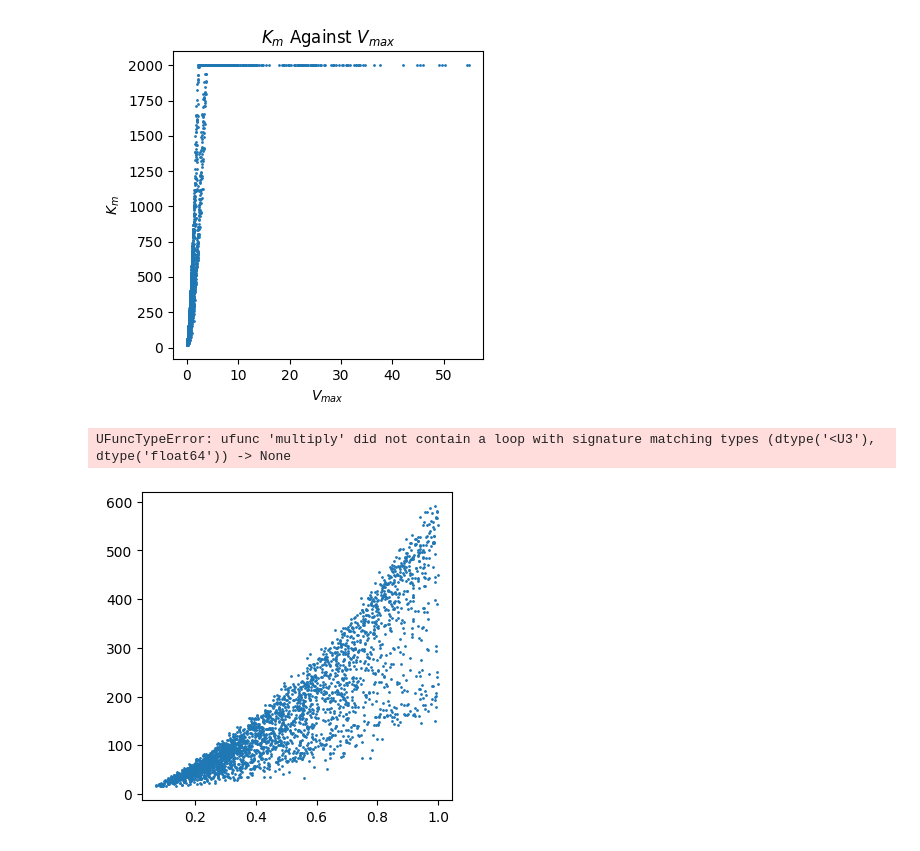
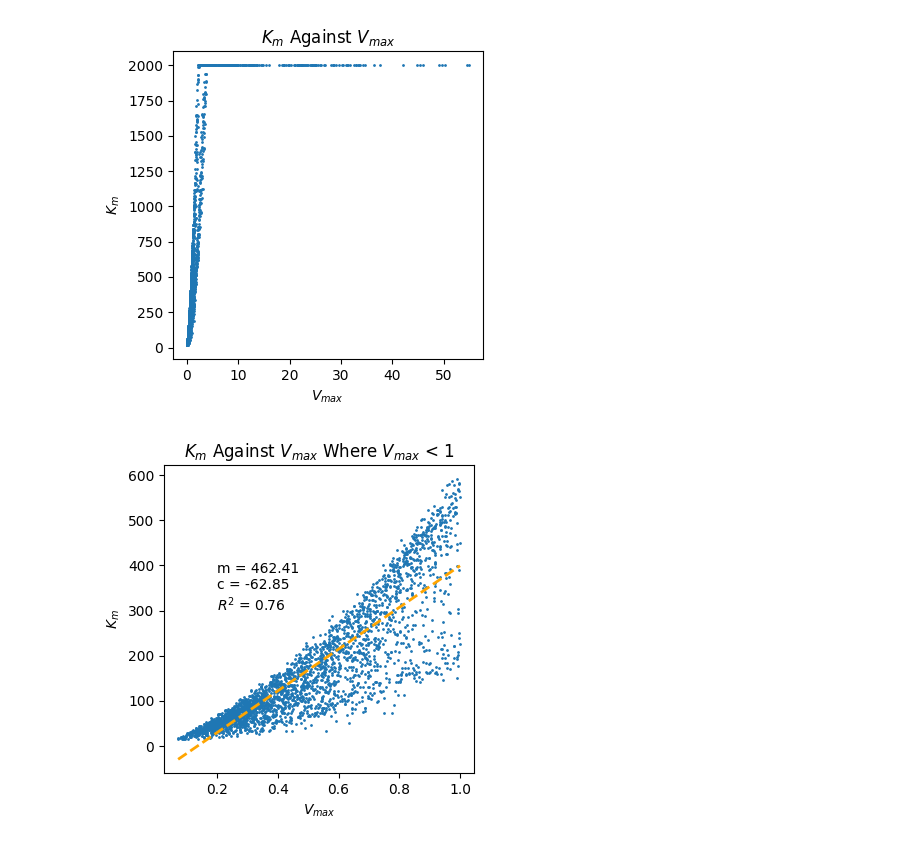
Before and after one commit to TrellixVulnTeam/screening-fist_OO2T, a Jupyter notebook: nb/screening-data.ipynb, the cells around one changed output. Cells and saved outputs as stored; diff of their text form; code cells hidden in the pictures.

```diff
--- a/nb/screening-data.ipynb
+++ b/nb/screening-data.ipynb
@@ -309,33 +309,32 @@ from sklearn.metrics import r2_score
 fn = lambda x, m, c : (m*x) + c
 
 
 x = kd_data.loc[kd_data['vmax']<1,:]
 (m,c), pos = curve_fit(fn, x['vmax'], x['km'])
 r2 = r2_score(x['km'], fn(x['vmax'], m, c))
 
 plt.figure(figsize=(4,4))
 plt.scatter(x['vmax'],
             x['km'],
             s=1,
            )
 x_ = np.linspace(min(x['vmax']),
                  max(x['vmax']),
                  32)
 plt.plot(x_,
-         fn(x_, k,c),
+        fn(x_,m,c),
         c='orange',
         lw=2,
         linestyle='--',
         )
 plt.text(x=0.2,
          y=300,
          s=f'm = {round(m, 3)}\nc = {round(c,3)}\n$R^2$ = {round(r2,2)}'
         )
 plt.xlabel('$V_{max}$')
 plt.ylabel('$K_m$')
 plt.title('$K_m$ Against $V_{max}$ Where $V_{max}$ < 1')
 plt.savefig('img/km-vs-vmax-corr.png')
 plt.show()
 # %% [output]
-UFuncTypeError: ufunc 'multiply' did not contain a loop with signature matching types (dtype('<U3'), dtype('float64')) -> None
-[figure, old version]
+[figure, new version]
```
Also changed, not shown: parts of 12 cells of this notebook, 1 other file.
